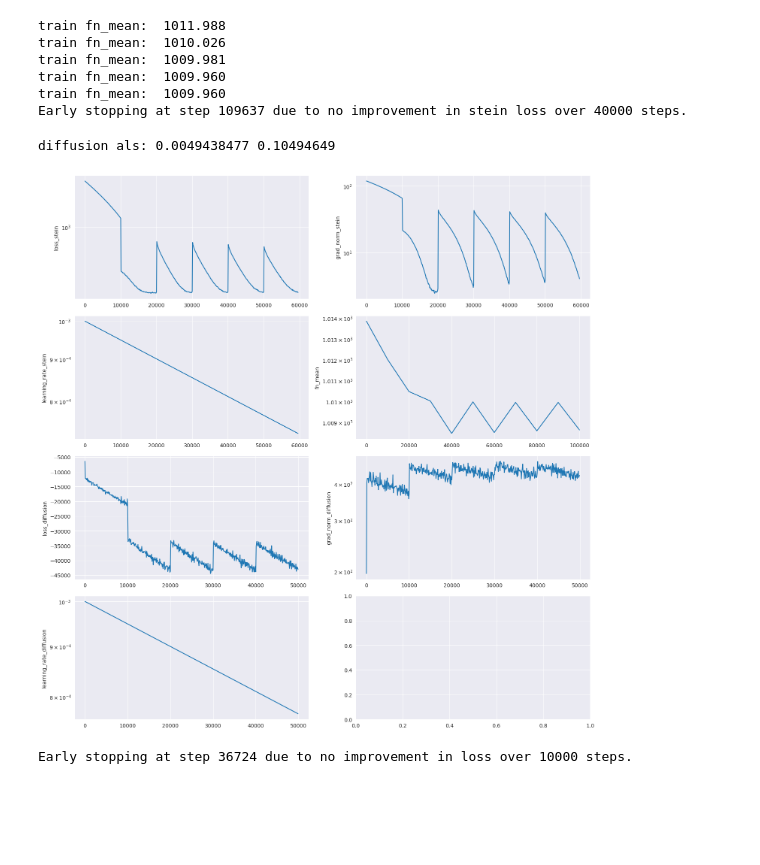
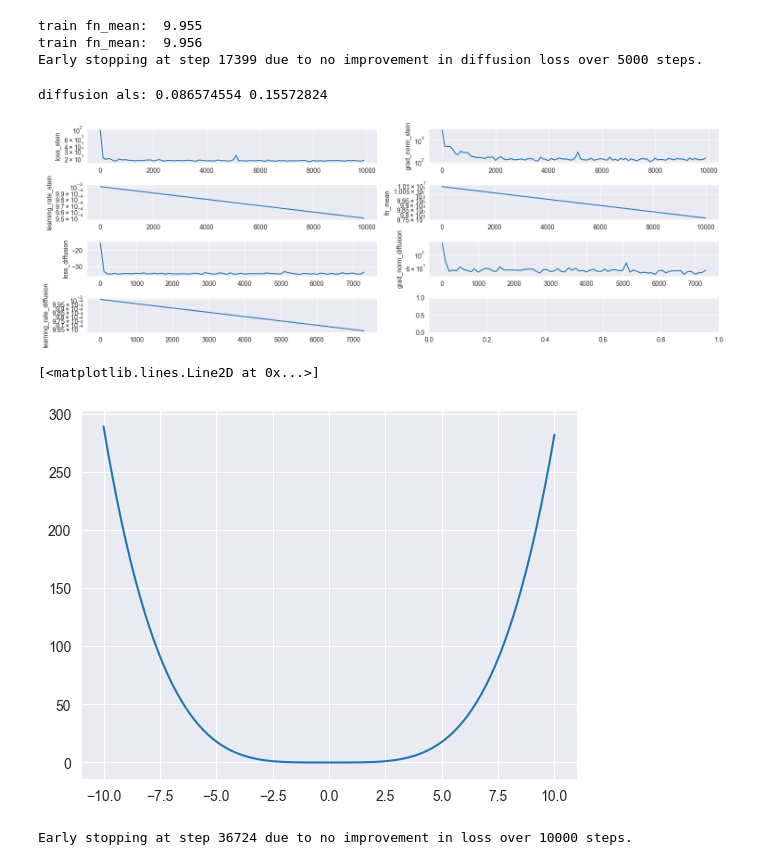
Before and after one commit to kkorolev1/mcmc-control-variates, a Jupyter notebook: diffcv.ipynb, the cells around one changed output. Drawn from its saved outputs; the diff is of its cells as text; code cells hidden in the pictures; blank space fills up the shorter version.

```diff
--- a/diffcv.ipynb
+++ b/diffcv.ipynb
@@ -271,8 +284,8 @@ model = train_als_model(
     eval_dataloader=eval_dataloader,
     lr=1e-3,
     n_steps=120_000,
-    switch_steps=10_000,
-    patience=40_000,
+    switch_steps=5_000,
+    patience=5_000,
     eval_every_n_steps=10_000,
     logger=logger
 )
@@ -287,14 +300,17 @@ diffusion_estimates = Estimator(fn_with_cv, sampler)(key, n_chains=N_CHAINS, n_e
 
 print("diffusion als:", Estimator.bias(true_pi, diffusion_estimates), Estimator.std(diffusion_estimates))
 # %% [output]
-train fn_mean:  1011.988
-train fn_mean:  1010.026
-train fn_mean:  1009.981
-train fn_mean:  1009.960
-train fn_mean:  1009.960
-Early stopping at step 109637 due to no improvement in stein loss over 40000 steps.
+train fn_mean:  9.955
+train fn_mean:  9.956
+Early stopping at step 17399 due to no improvement in diffusion loss over 5000 steps.
-diffusion als: 0.0049438477 0.10494649
+diffusion als: 0.086574554 0.15572824
-[figure, old version]
+[figure, new version]
+# %%
+x = jnp.linspace(-10., 10., 100)
+plt.plot(x, jax.vmap(model)(x.reshape(-1, DIST_DIM)))
+# %% [output]
+[<matplotlib.lines.Line2D at 0x...>]
+[figure, added]
 # %%
 logger = Logger()
 
```
Also changed, not shown: parts of 8 cells of this notebook, 2 other files.
